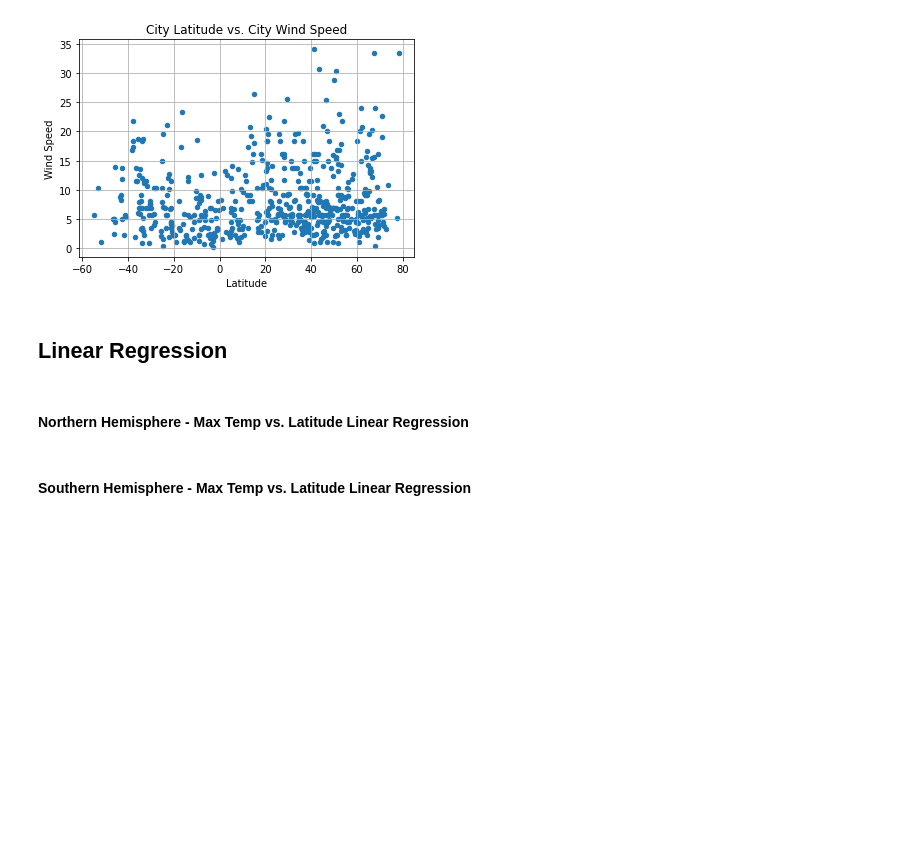
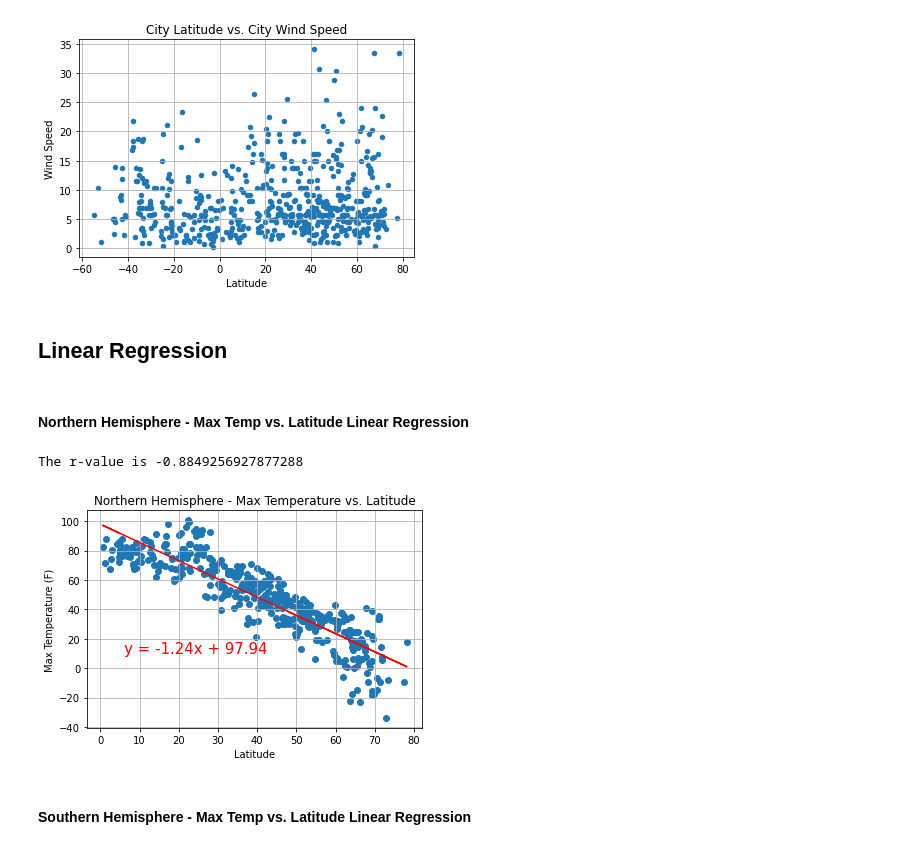
Before and after one commit to michellesimek/python-api-challenge, a Jupyter notebook: Code/WeatherPy.ipynb, the cells around one changed output. Saved outputs shown, nothing was run; the diff lists cells and outputs as text; code cells hidden in the pictures; blank space fills up the shorter version.

Commit message:
created plots for northern and southern hemisphere data

```diff
--- a/Code/WeatherPy.ipynb
+++ b/Code/WeatherPy.ipynb
@@ -210,7 +210,31 @@ plt.savefig("../Images/latitude_vs_windspeed.png")
 [figure]
 # %% [markdown]
 ## Linear Regression
+# %%
+# Northern Hemisphere (greater than or equal to 0 degrees latitude) and Southern Hemisphere (less than 0 degrees latitude)
+northern_hemisphere_df = cities_df.loc[cities_df['latitude'] >= 0.0]
+southern_hemisphere_df = cities_df.loc[cities_df['latitude'] < 0.0]
 # %% [markdown]
 ####  Northern Hemisphere - Max Temp vs. Latitude Linear Regression
+# %%
+x_label = northern_hemisphere_df['latitude']
+y_label = northern_hemisphere_df['max temp']
+plt.scatter(x_label, y_label)
+plt.title("Northern Hemisphere - Max Temperature vs. Latitude")
+plt.xlabel("Latitude")
+plt.ylabel("Max Temperature (F)")
+plt.grid(axis="both")
+
+(slope, intercept, rvalue, pvalue, stderr) = linregress(x_label, y_label)
+regress_values = x_label * slope + intercept
+line_eq = "y = " + str(round(slope,2)) + "x + " + str(round(intercept,2))
+plt.plot(x_label,regress_values,"r-")
+plt.annotate(line_eq,(6,10),fontsize=15,color="red")
+print(f"The r-value is {rvalue}")
+
+plt.savefig("../Images/northernhem_temp_vs_lat.png")
+# %% [output]
+The r-value is -0.8849256927877288
+[figure, added]
 # %% [markdown]
 ####  Southern Hemisphere - Max Temp vs. Latitude Linear Regression
```
Also changed, not shown: parts of 7 cells of this notebook.
